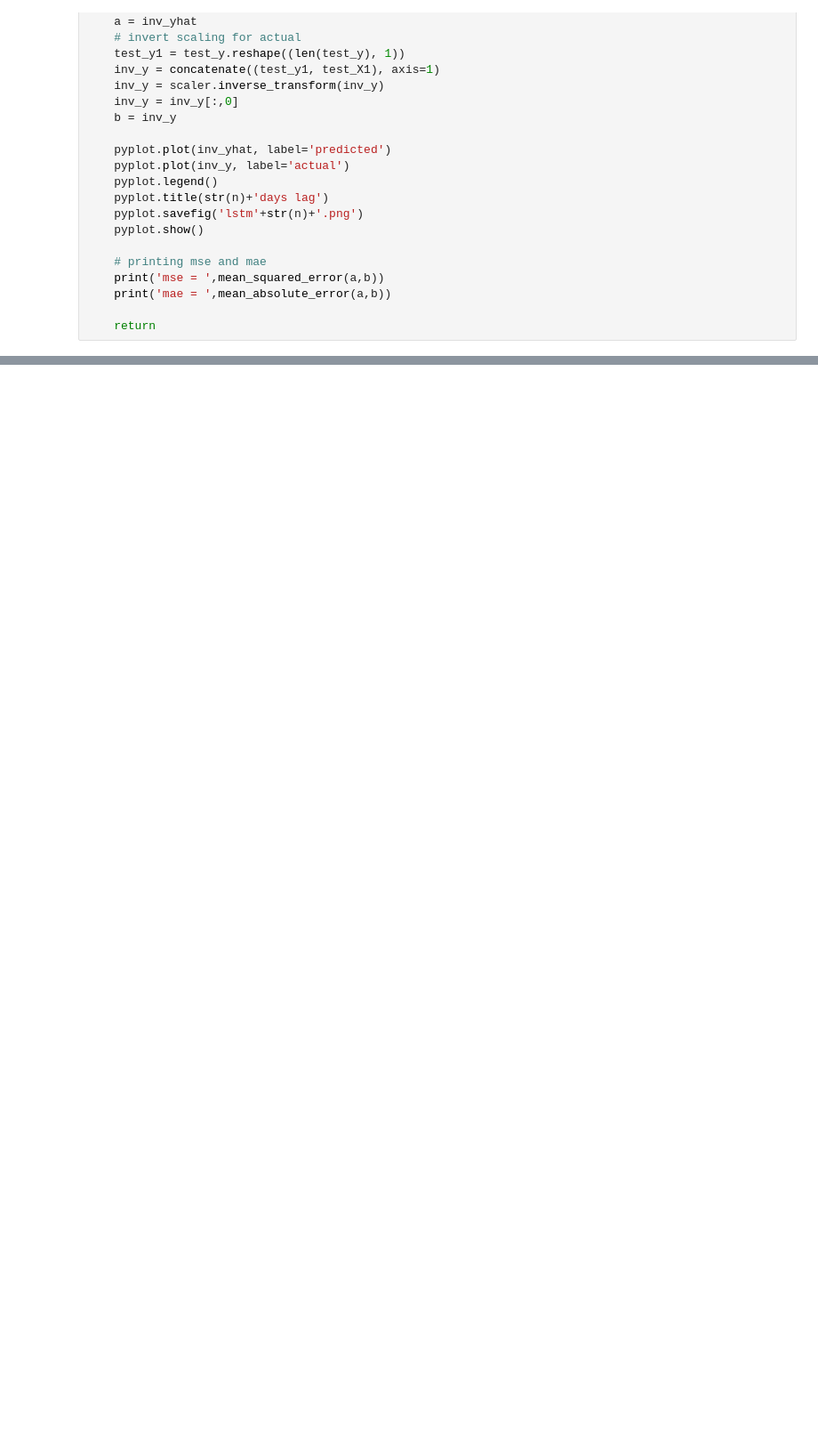
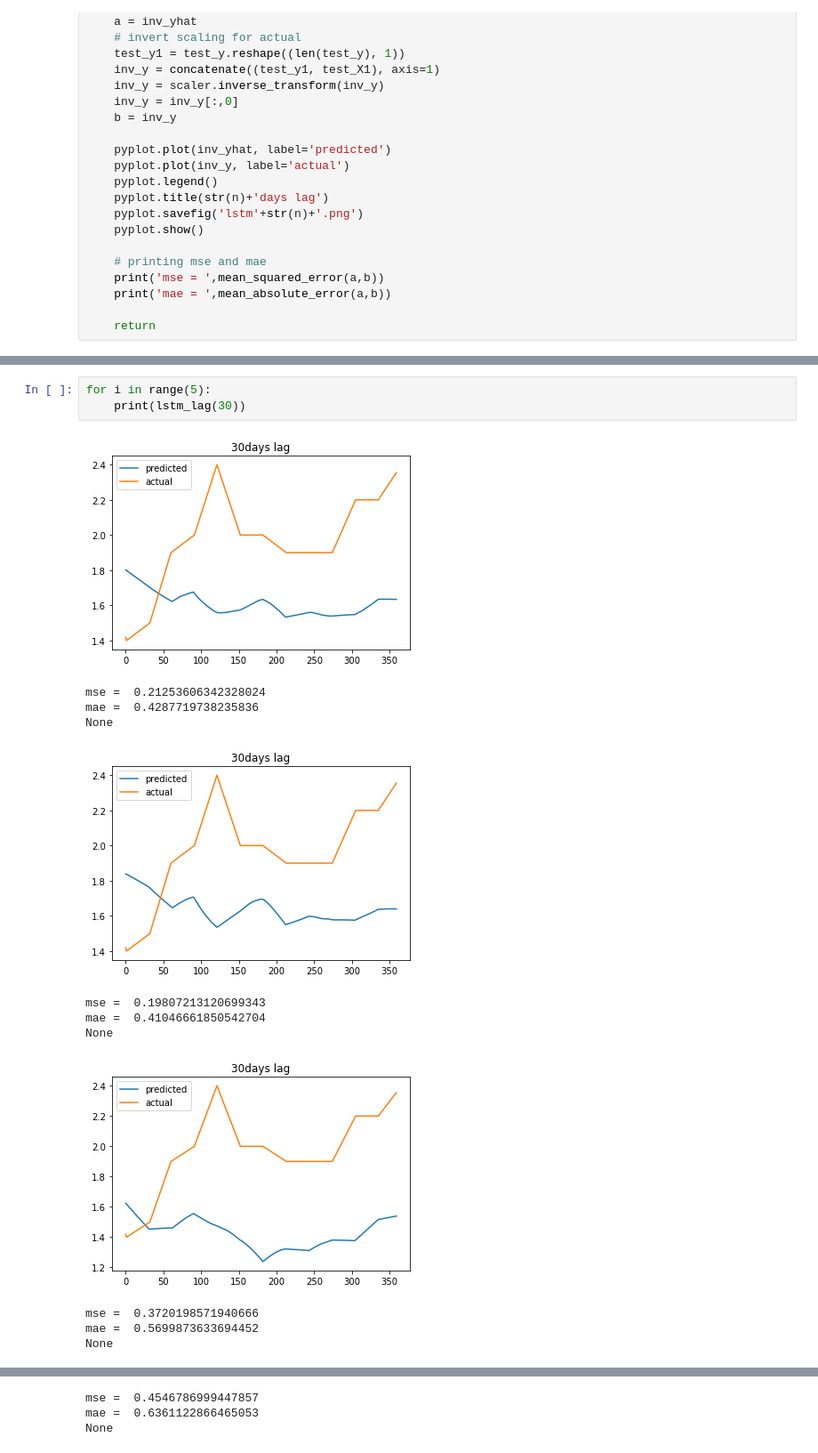
Before and after one commit to keshavs0305/TimeSeries_CanEco, a Jupyter notebook: codes.ipynb, the cells around one changed output, grey strips where cells are left out. Shown at 89% size. Saved outputs shown, nothing was run; the diff lists cells and outputs as text; blank space fills up the shorter version.

```diff
--- a/codes.ipynb
+++ b/codes.ipynb
@@ -101,0 +124,16 @@ lstm_lag(90)
+# %%
+for i in range(5):
+    print(lstm_lag(30))
+# %% [output]
+[figure, added]
+mse =  0.21253606342328024
+mae =  0.4287719738235836
+None
+[figure, added]
+mse =  0.19807213120699343
+mae =  0.41046661850542704
+None
+[figure, added]
+mse =  0.3720198571940666
+mae =  0.5699873633694452
+None
@@ -101,0 +141,3 @@ lstm_lag(90)
+mse =  0.4546786999447857
+mae =  0.6361122866465053
+None
```
Also changed, not shown: parts of 9 cells of this notebook, 1 other file.
